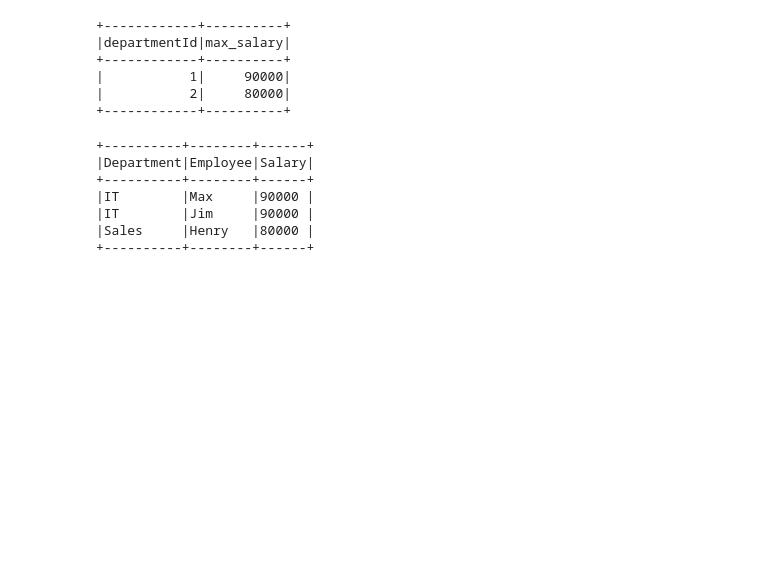
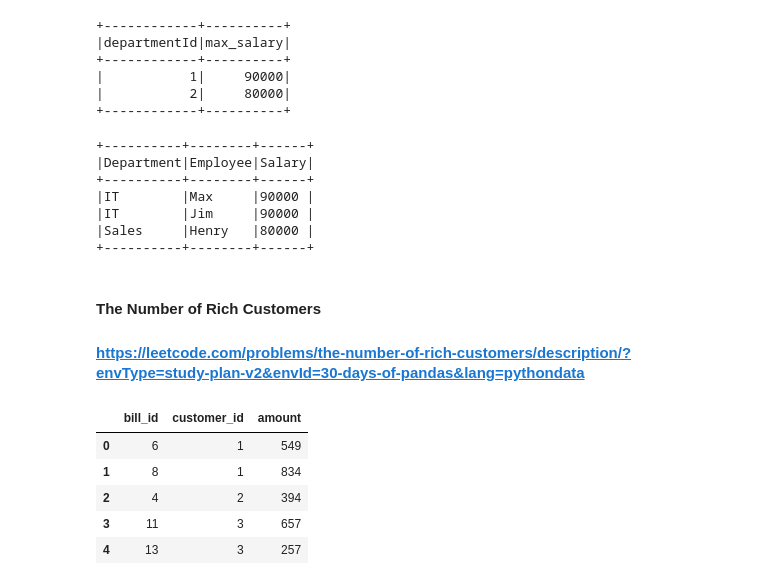
Before and after one commit to pramodsable6/DataTrove, a Jupyter notebook: pyspark/PracticeProblems/PySparkProblems.ipynb, the cells around one changed output. Drawn from its saved outputs; the diff is of its cells as text; code cells hidden in the pictures; blank space fills up the shorter version.

Commit message:
Adding the number of rich customers problem

```diff
--- a/pyspark/PracticeProblems/PySparkProblems.ipynb
+++ b/pyspark/PracticeProblems/PySparkProblems.ipynb
@@ -724,3 +734,6 @@ employee_df.join(max_salary,
 |IT        |Jim     |90000 |
 |Sales     |Henry   |80000 |
 +----------+--------+------+
+# %% [markdown]
+#### The Number of Rich Customers
+#### https://leetcode.com/problems/the-number-of-rich-customers/description/?envType=study-plan-v2&envId=30-days-of-pandas&lang=pythondata
@@ -726,0 +743,18 @@ employee_df.join(max_salary,
+# %%
+df = pd.read_csv(io.StringIO('''
+bill_id,customer_id,amount
+6,1,549
+8,1,834
+4,2,394
+11,3,657
+13,3,257
+'''))
+# %%
+df
+# %% [output]
+|  | bill_id | customer_id | amount |
+| 0 | 6 | 1 | 549 |
+| 1 | 8 | 1 | 834 |
+| 2 | 4 | 2 | 394 |
+| 3 | 11 | 3 | 657 |
+| 4 | 13 | 3 | 257 |
```
Also changed, not shown: parts of 16 cells of this notebook.
